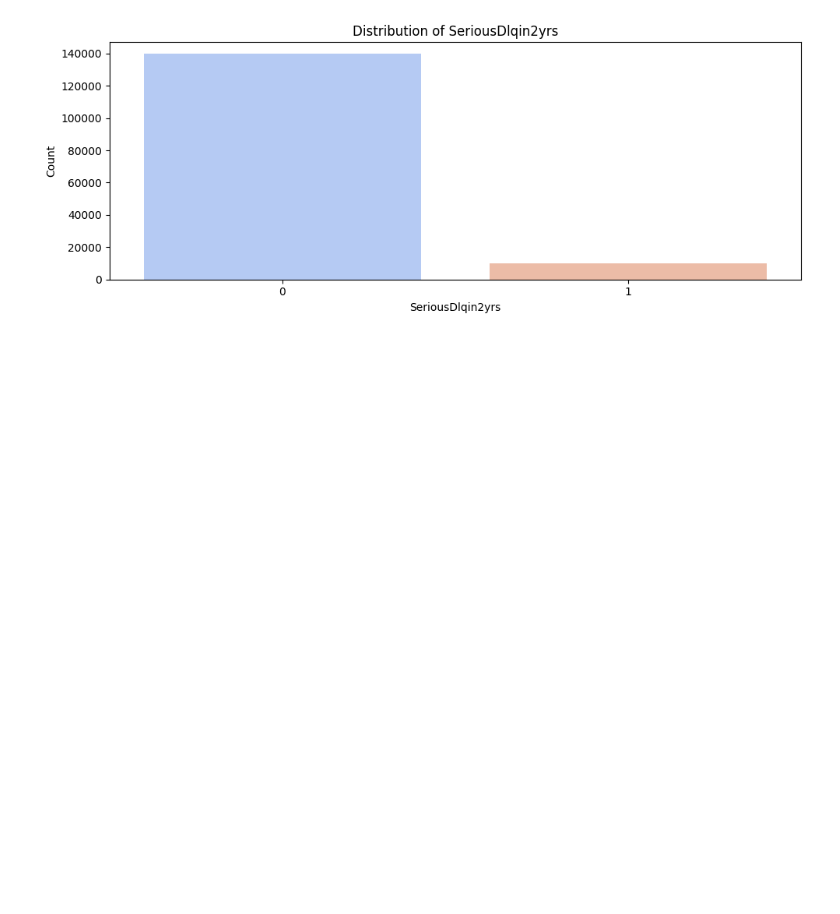
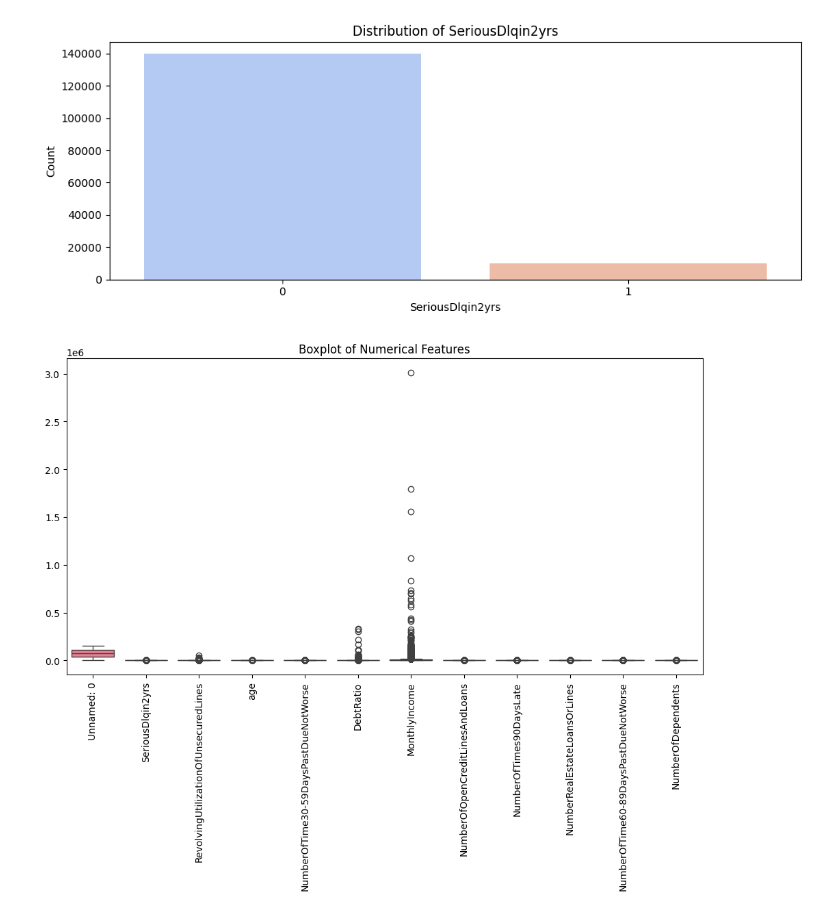
Before and after one commit to ab3lT/Advanced-XAI-Project-Credit-Score-Modeling, a Jupyter notebook: notebooks/eda.ipynb, the cells around one changed output. Drawn from its saved outputs; the diff is of its cells as text; code cells hidden in the pictures; blank space fills up the shorter version.

```diff
--- a/notebooks/eda.ipynb
+++ b/notebooks/eda.ipynb
@@ -160,6 +166,14 @@ Passing `palette` without assigning `hue` is deprecated and will be removed in v
 
   sns.countplot(data=self.data_df, x=feature, palette="coolwarm")
 [figure]
+# %%
+# visualizer.box_plot(numerical_features)
+# Create box plots for numerical features
+# visualizer.box_plot(data_df[numerical_features])
+# Create box plots for numerical features
+visualizer.plot_boxplots()
+# %% [output]
+[figure, added]
 # %%
 visualizer.plot_correlation_heatmap()
 # %% [output]
```
Also changed, not shown: parts of 5 cells of this notebook, 2 other files.
